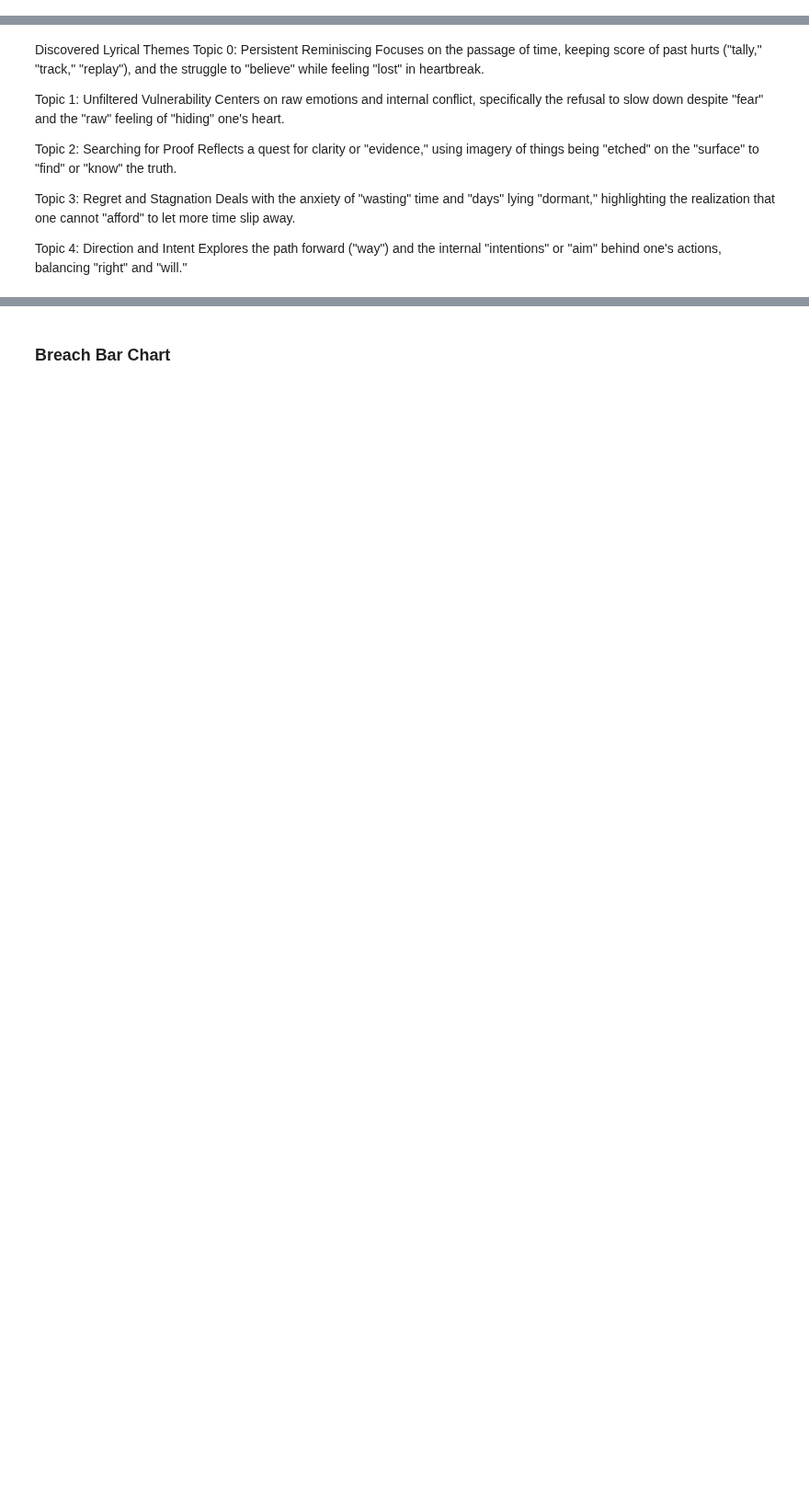
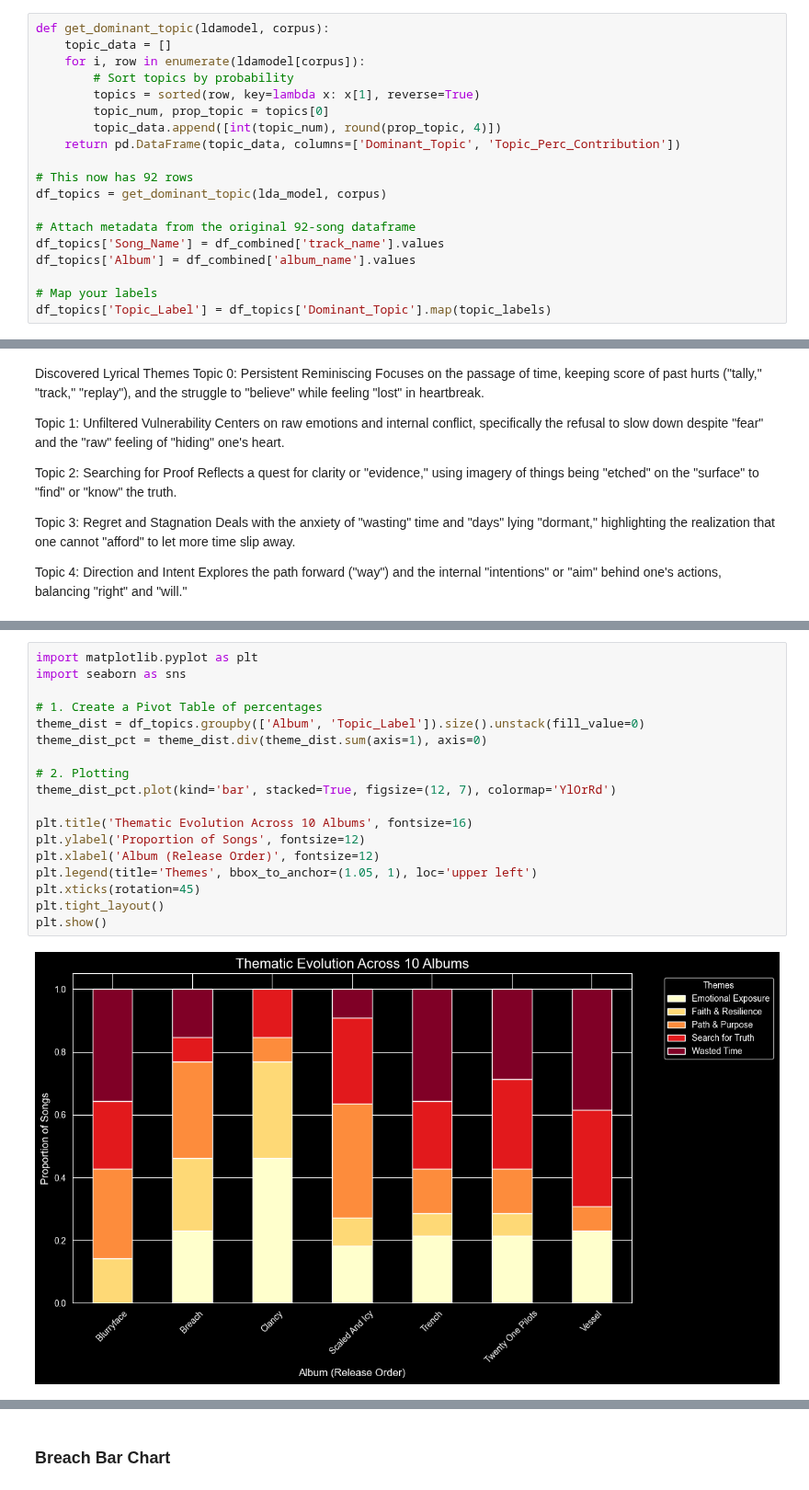
Before and after one commit to MeredithClikkie/torchbearerlab.github.io, a Jupyter notebook: AllAlbumLyrics.ipynb, the cells around one changed output, grey strips where cells are left out. Shown at 92% size. Cells and saved outputs as stored; diff of their text form; blank space fills up the shorter version.

```diff
--- a/AllAlbumLyrics.ipynb
+++ b/AllAlbumLyrics.ipynb
@@ -511,2 +560,21 @@ plt.show()
+# %%
+def get_dominant_topic(ldamodel, corpus):
+    topic_data = []
+    for i, row in enumerate(ldamodel[corpus]):
+        # Sort topics by probability
+        topics = sorted(row, key=lambda x: x[1], reverse=True)
+        topic_num, prop_topic = topics[0]
+        topic_data.append([int(topic_num), round(prop_topic, 4)])
+    return pd.DataFrame(topic_data, columns=['Dominant_Topic', 'Topic_Perc_Contribution'])
+
+# This now has 92 rows
+df_topics = get_dominant_topic(lda_model, corpus)
+
+# Attach metadata from the original 92-song dataframe
+df_topics['Song_Name'] = df_combined['track_name'].values
+df_topics['Album'] = df_combined['album_name'].values
+
+# Map your labels
+df_topics['Topic_Label'] = df_topics['Dominant_Topic'].map(topic_labels)
 # %% [markdown]
 ### Breach Specific Starts Here
@@ -671,0 +742,20 @@ plt.show()
+# %%
+import matplotlib.pyplot as plt
+import seaborn as sns
+
+# 1. Create a Pivot Table of percentages
+theme_dist = df_topics.groupby(['Album', 'Topic_Label']).size().unstack(fill_value=0)
+theme_dist_pct = theme_dist.div(theme_dist.sum(axis=1), axis=0)
+
+# 2. Plotting
+theme_dist_pct.plot(kind='bar', stacked=True, figsize=(12, 7), colormap='YlOrRd')
+
+plt.title('Thematic Evolution Across 10 Albums', fontsize=16)
+plt.ylabel('Proportion of Songs', fontsize=12)
+plt.xlabel('Album (Release Order)', fontsize=12)
+plt.legend(title='Themes', bbox_to_anchor=(1.05, 1), loc='upper left')
+plt.xticks(rotation=45)
+plt.tight_layout()
+plt.show()
+# %% [output]
+[figure, added]
```
Also changed, not shown: parts of 28 cells of this notebook.
